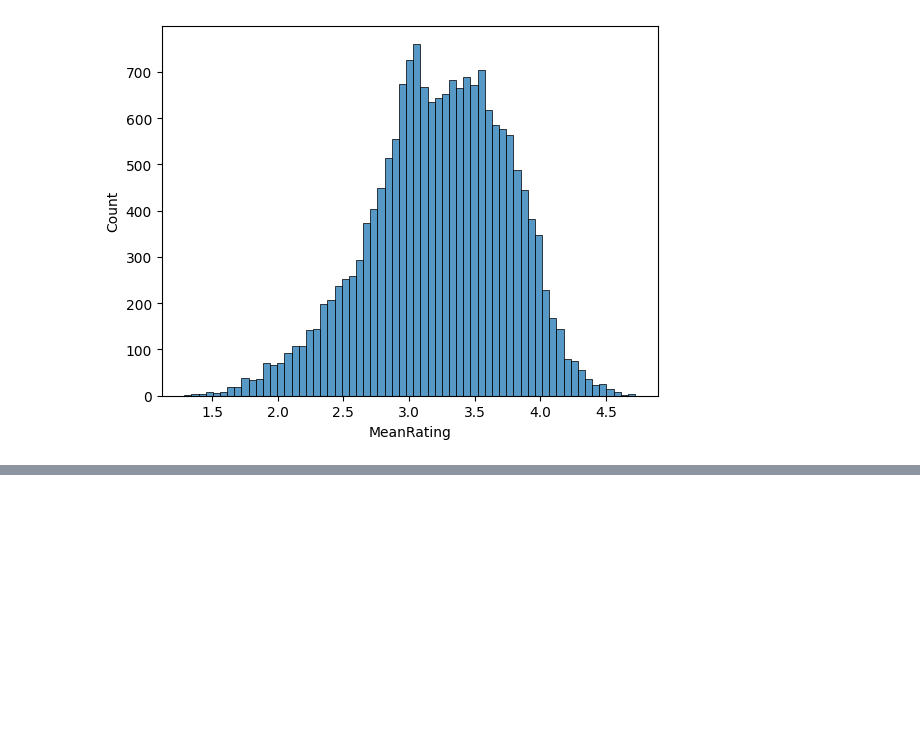
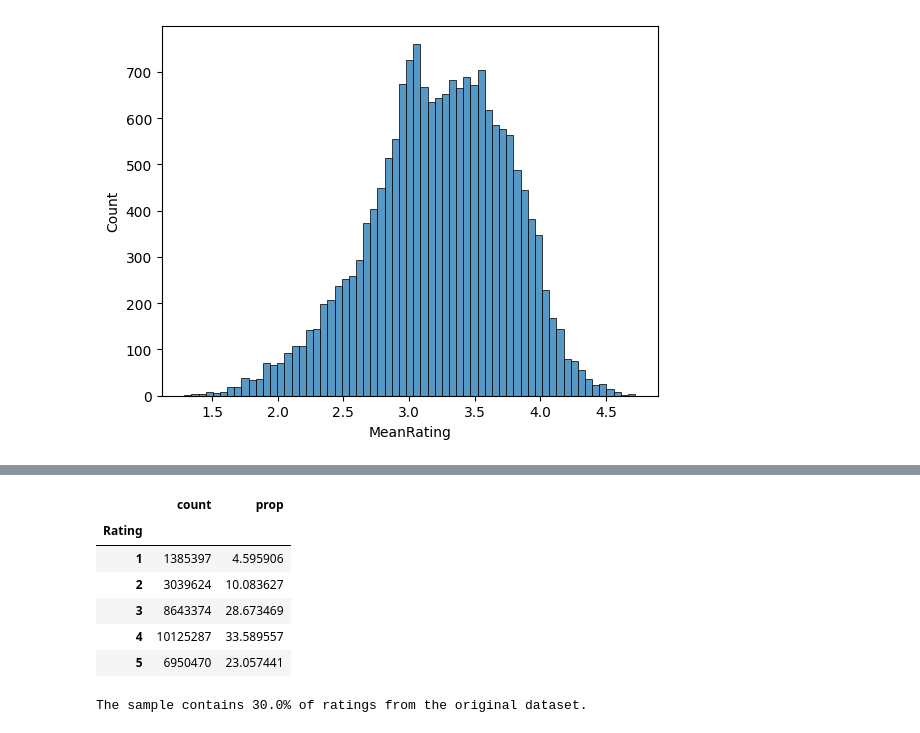
Before and after one commit to KrzysztofUrbaniec/NetlixRecommender, a Jupyter notebook: src/notebooks/Exploration.ipynb, the cells around one changed output, grey strips where cells are left out. Cells and saved outputs as stored; diff of their text form; code cells hidden in the pictures; blank space fills up the shorter version.

```diff
--- a/src/notebooks/Exploration.ipynb
+++ b/src/notebooks/Exploration.ipynb
@@ -201,0 +212,4 @@ movies_subset = movies.iloc[movies_subset_idx]
+# %%
+ratings_subset = ratings.groupby('Rating', group_keys=False).apply(lambda x: x.sample(frac=0.3))
+rating_counts_subset = ratings_subset.groupby('Rating')['CustId'].count().to_frame().rename({'CustId':'count'},axis=1)
+rating_counts_subset['prop'] = rating_counts_subset['count'] / rating_counts_subset['count'].sum() * 100
@@ -202,2 +228,16 @@ movies_subset = movies.iloc[movies_subset_idx]
+# %%
+rating_counts_subset
+# %% [output]
+|  | count | prop |
+| Rating |  |  |
+| 1 | 1385397 | 4.595906 |
+| 2 | 3039624 | 10.083627 |
+| 3 | 8643374 | 28.673469 |
+| 4 | 10125287 | 33.589557 |
+| 5 | 6950470 | 23.057441 |
+# %%
+print(f'The sample contains {np.round(len(ratings_subset) / len(ratings) * 100)}% of ratings from the original dataset.')
+# %% [output]
+The sample contains 30.0% of ratings from the original dataset.
 # %%
 ratings_subset.to_csv(data_dirpath + 'ratings_subset.csv')
```
Also changed, not shown: parts of 13 cells of this notebook.
